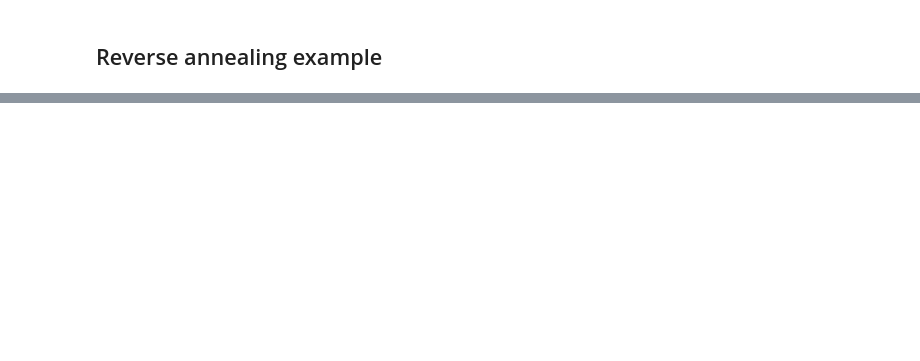
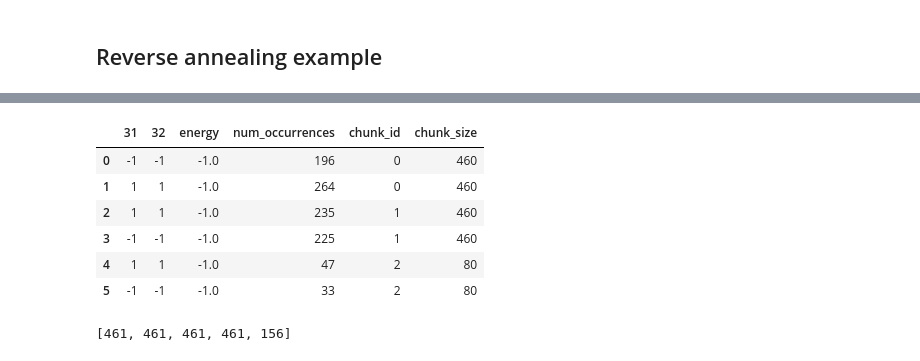
Before and after one commit to iamashwin99/dwave_sweep_studies, a Jupyter notebook: Analysis.ipynb, the cells around one changed output, grey strips where cells are left out. Saved outputs shown, nothing was run; the diff lists cells and outputs as text; code cells hidden in the pictures; blank space fills up the shorter version.

```diff
--- a/Analysis.ipynb
+++ b/Analysis.ipynb
@@ -38,6 +41,6 @@ sampleset = sampler.sample_ising({},J, num_reads=450, annealing_time=2000, auto_
 # %%
-sampleset['state'] = sampleset.apply(lambda row: f"{int((row[0]+1)/2)} {int((row[1]+1)/2)}", axis=1)
-px.bar(sampleset, x='state',y='num_occurrences', title='Frequency distribution')
+sampleset_forward['state'] = sampleset_forward.apply(lambda row: f"{int((row[0]+1)/2)} {int((row[1]+1)/2)}", axis=1)
+px.bar(sampleset_forward, x='state',y='num_occurrences', title='Frequency distribution', text='num_occurrences')
 # %% [output]
 [interactive output not drawn]
 # %% [markdown]
@@ -58,0 +150,10 @@ px.bar(sampleset, x='state', title='Frequency distribution')
+# %%
+submit_ising_problem(qpu, q0, q1, 1000, 2000)
+# %% [output]
+|  | 31 | 32 | energy | num_occurrences | chunk_id | chunk_size |
+| 0 | -1 | -1 | -1.0 | 196 | 0 | 460 |
+| 1 | 1 | 1 | -1.0 | 264 | 0 | 460 |
+| 2 | 1 | 1 | -1.0 | 235 | 1 | 460 |
+| 3 | -1 | -1 | -1.0 | 225 | 1 | 460 |
+| 4 | 1 | 1 | -1.0 | 47 | 2 | 80 |
+| 5 | -1 | -1 | -1.0 | 33 | 2 | 80 |
@@ -59,3 +190,7 @@ px.bar(sampleset, x='state', title='Frequency distribution')
+# %%
+chunks
+# %% [output]
+[461, 461, 461, 461, 156]
 # %%
 sampleset
 # %% [output]
```
Also changed, not shown: parts of 14 cells of this notebook.
